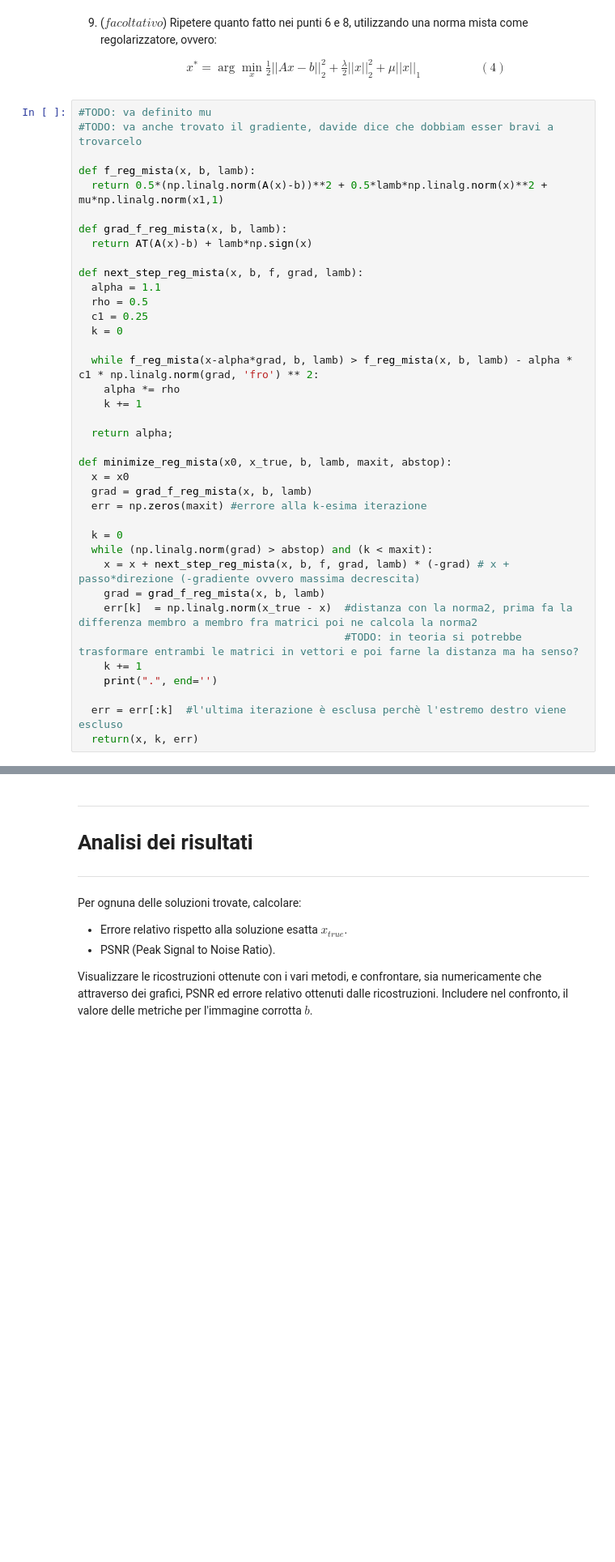
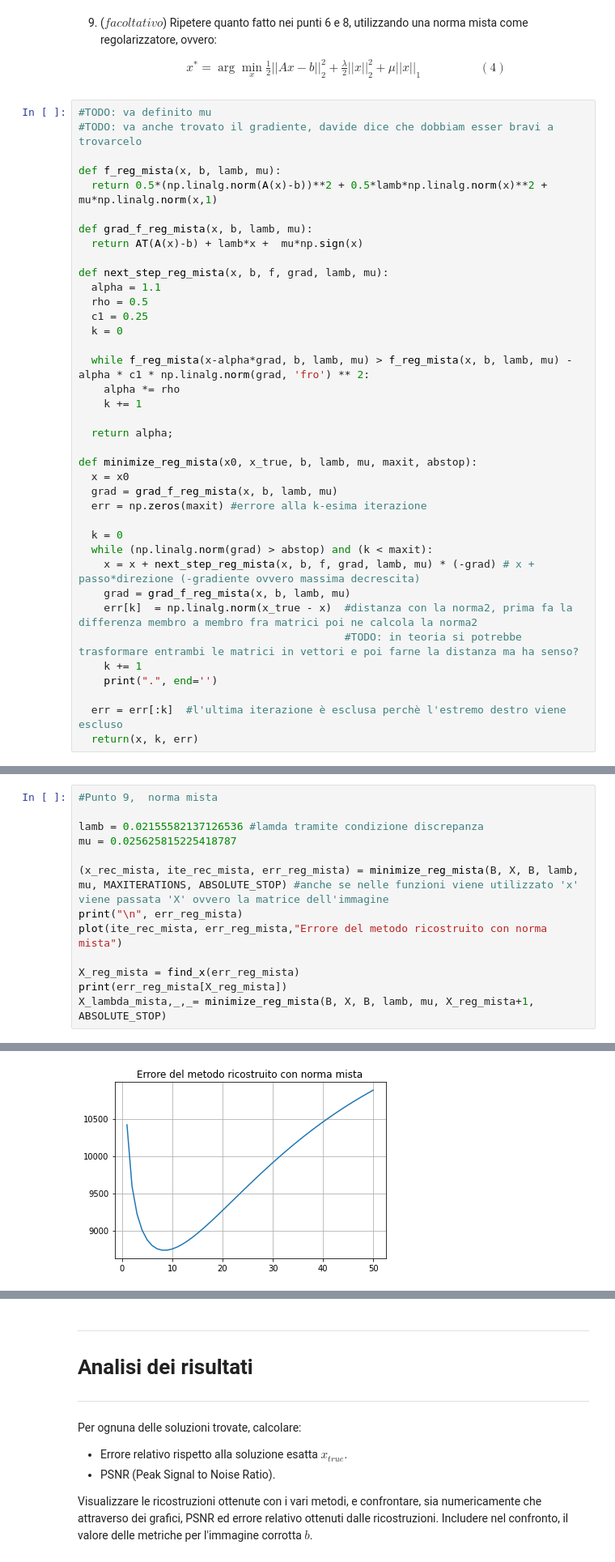
Before and after one commit to lucadonnoh/progetto-deblur, a Jupyter notebook: Progetto_Deblur_CN.ipynb, the cells around one changed output, grey strips where cells are left out. Shown at 81% size. Cells and saved outputs as stored; diff of their text form; blank space fills up the shorter version.

```diff
--- a/Progetto_Deblur_CN.ipynb
+++ b/Progetto_Deblur_CN.ipynb
@@ -450,33 +450,33 @@ X_lambda,_,_= minimize_reg_1(B, X, B, lamb, X_reg_index+1, ABSOLUTE_STOP)
 #TODO: va definito mu
 #TODO: va anche trovato il gradiente, davide dice che dobbiam esser bravi a trovarcelo
 
-def f_reg_mista(x, b, lamb):
-  return 0.5*(np.linalg.norm(A(x)-b))**2 + 0.5*lamb*np.linalg.norm(x)**2 + mu*np.linalg.norm(x1,1)
+def f_reg_mista(x, b, lamb, mu):
+  return 0.5*(np.linalg.norm(A(x)-b))**2 + 0.5*lamb*np.linalg.norm(x)**2 + mu*np.linalg.norm(x,1)
 
-def grad_f_reg_mista(x, b, lamb):
-  return AT(A(x)-b) + lamb*np.sign(x)
+def grad_f_reg_mista(x, b, lamb, mu):
+  return AT(A(x)-b) + lamb*x +  mu*np.sign(x)
 
-def next_step_reg_mista(x, b, f, grad, lamb):
+def next_step_reg_mista(x, b, f, grad, lamb, mu):
   alpha = 1.1
   rho = 0.5
   c1 = 0.25
   k = 0
 
-  while f_reg_mista(x-alpha*grad, b, lamb) > f_reg_mista(x, b, lamb) - alpha * c1 * np.linalg.norm(grad, 'fro') ** 2:
+  while f_reg_mista(x-alpha*grad, b, lamb, mu) > f_reg_mista(x, b, lamb, mu) - alpha * c1 * np.linalg.norm(grad, 'fro') ** 2:
     alpha *= rho
     k += 1
 
   return alpha;
 
-def minimize_reg_mista(x0, x_true, b, lamb, maxit, abstop):
+def minimize_reg_mista(x0, x_true, b, lamb, mu, maxit, abstop):
   x = x0
-  grad = grad_f_reg_mista(x, b, lamb)
+  grad = grad_f_reg_mista(x, b, lamb, mu)
   err = np.zeros(maxit) #errore alla k-esima iterazione
 
   k = 0
   while (np.linalg.norm(grad) > abstop) and (k < maxit):
-    x = x + next_step_reg_mista(x, b, f, grad, lamb) * (-grad) # x + passo*direzione (-gradiente ovvero massima decrescita)
-    grad = grad_f_reg_mista(x, b, lamb)
+    x = x + next_step_reg_mista(x, b, f, grad, lamb, mu) * (-grad) # x + passo*direzione (-gradiente ovvero massima decrescita)
+    grad = grad_f_reg_mista(x, b, lamb, mu)
     err[k]  = np.linalg.norm(x_true - x)  #distanza con la norma2, prima fa la differenza membro a membro fra matrici poi ne calcola la norma2
                                           #TODO: in teoria si potrebbe trasformare entrambi le matrici in vettori e poi farne la distanza ma ha senso?
     k += 1
@@ -488,0 +487,14 @@ def minimize_reg_mista(x0, x_true, b, lamb, maxit, abstop):
+# %%
+#Punto 9,  norma mista
+
+lamb = 0.02155582137126536 #lamda tramite condizione discrepanza
+mu = 0.025625815225418787
+
+(x_rec_mista, ite_rec_mista, err_reg_mista) = minimize_reg_mista(B, X, B, lamb, mu, MAXITERATIONS, ABSOLUTE_STOP) #anche se nelle funzioni viene utilizzato 'x' viene passata 'X' ovvero la matrice dell'immagine
+print("\n", err_reg_mista)
+plot(ite_rec_mista, err_reg_mista,"Errore del metodo ricostruito con norma mista")
+
+X_reg_mista = find_x(err_reg_mista)
+print(err_reg_mista[X_reg_mista])
+X_lambda_mista,_,_= minimize_reg_mista(B, X, B, lamb, mu, X_reg_mista+1, ABSOLUTE_STOP)
+# %% [output]
@@ -488,0 +515 @@ def minimize_reg_mista(x0, x_true, b, lamb, maxit, abstop):
+[figure, added]
```
Also changed, not shown: parts of 8 cells of this notebook.
